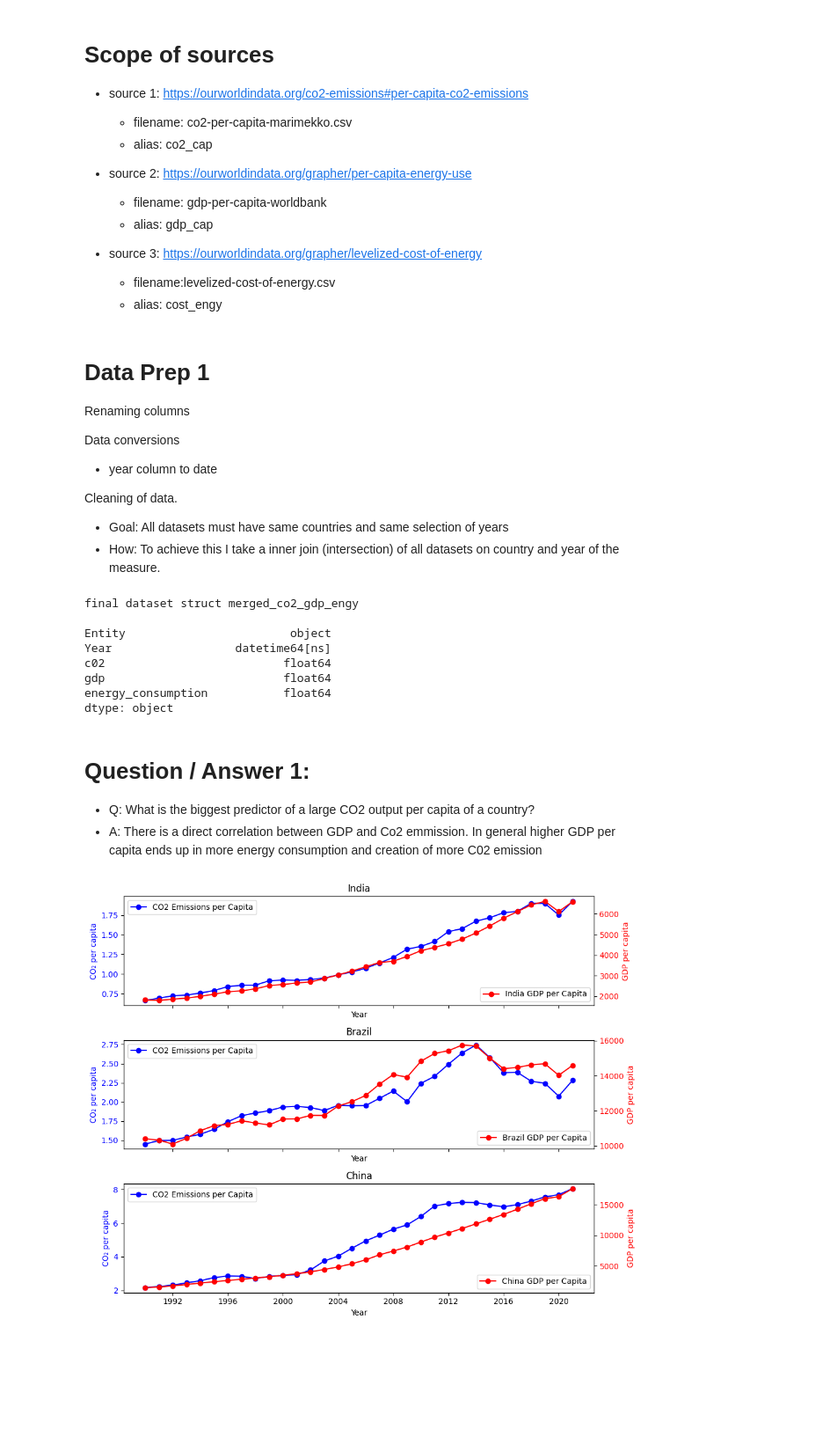
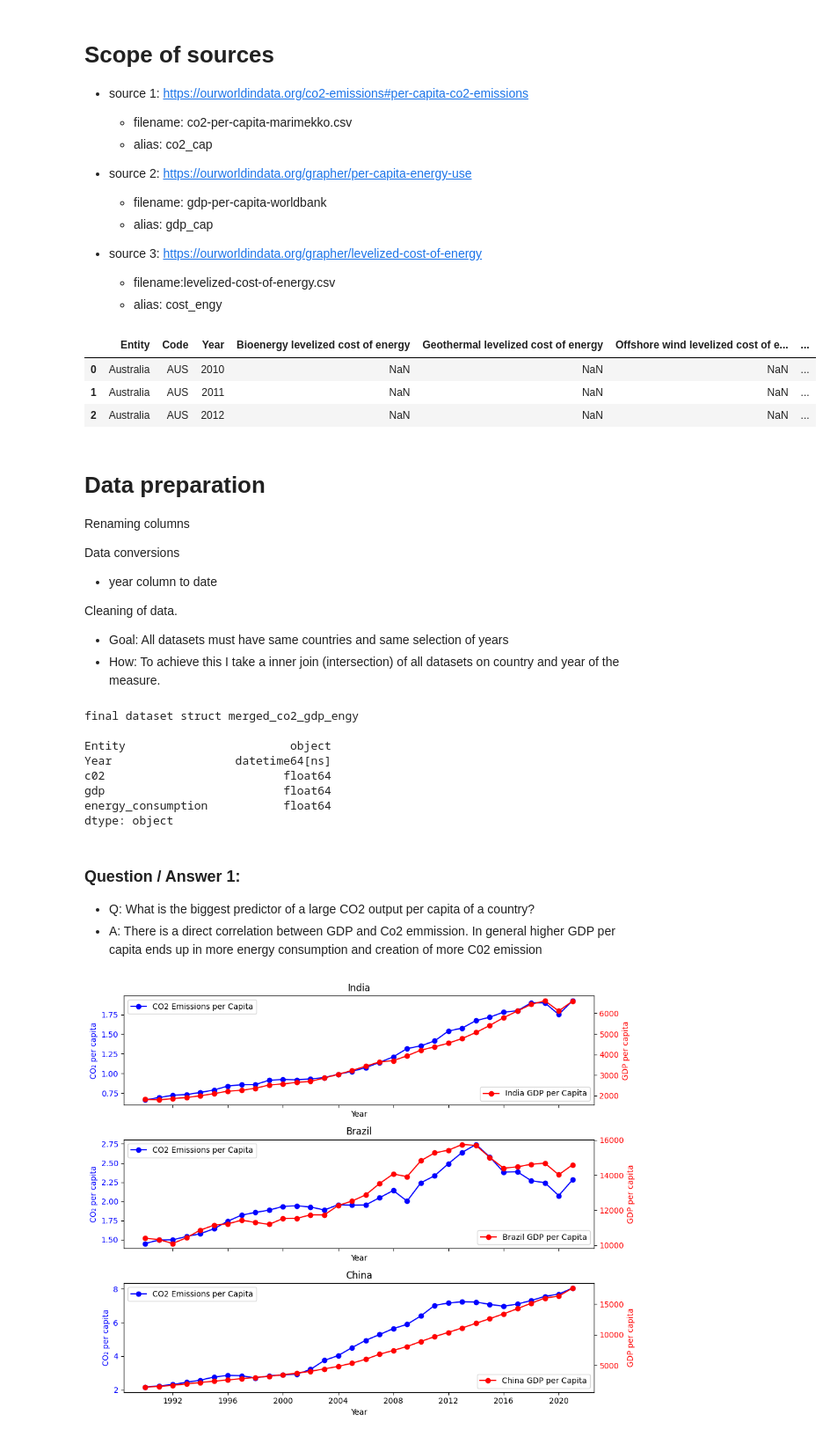
Before and after one commit to ayuksekdag/winacademy_python_dna, a Jupyter notebook: final_assignment/final_co2Project.ipynb, the cells around one changed output. Shown at 88% size. Cells and saved outputs as stored; diff of their text form; code cells hidden in the pictures; blank space fills up the shorter version.

```diff
--- a/final_assignment/final_co2Project.ipynb
+++ b/final_assignment/final_co2Project.ipynb
@@ -31,9 +31,14 @@ engy_cap = pd.read_csv('https://raw.githubusercontent.com/ayuksekdag/winacademy_
 # %%
 # co2_cap.head(3)
 # gdp_cap.head(3)
-# engy_cap.head(3)
+cost_engy.head(3)
+# %% [output]
+|  | Entity | Code | Year | Bioenergy levelized cost of energy | Geothermal levelized cost of energy | Offshore wind levelized cost of e... | ... |
+| 0 | Australia | AUS | 2010 | NaN | NaN | NaN | ... |
+| 1 | Australia | AUS | 2011 | NaN | NaN | NaN | ... |
+| 2 | Australia | AUS | 2012 | NaN | NaN | NaN | ... |
 # %% [markdown]
-# Data Prep 1
+# Data preparation
 Renaming columns
 
 Data conversions
@@ -90,7 +91,7 @@ gdp                          float64
 energy_consumption           float64
 dtype: object
 # %% [markdown]
-# Question / Answer 1:
+### Question / Answer 1:
 - Q: What is the biggest predictor of a large CO2 output per capita of a country?
 - A: There is a direct correlation between GDP and Co2 emmission. In general higher GDP per capita ends up in more energy consumption and creation of more C02 emission
 # %%
```
Also changed, not shown: parts of 15 cells of this notebook.
